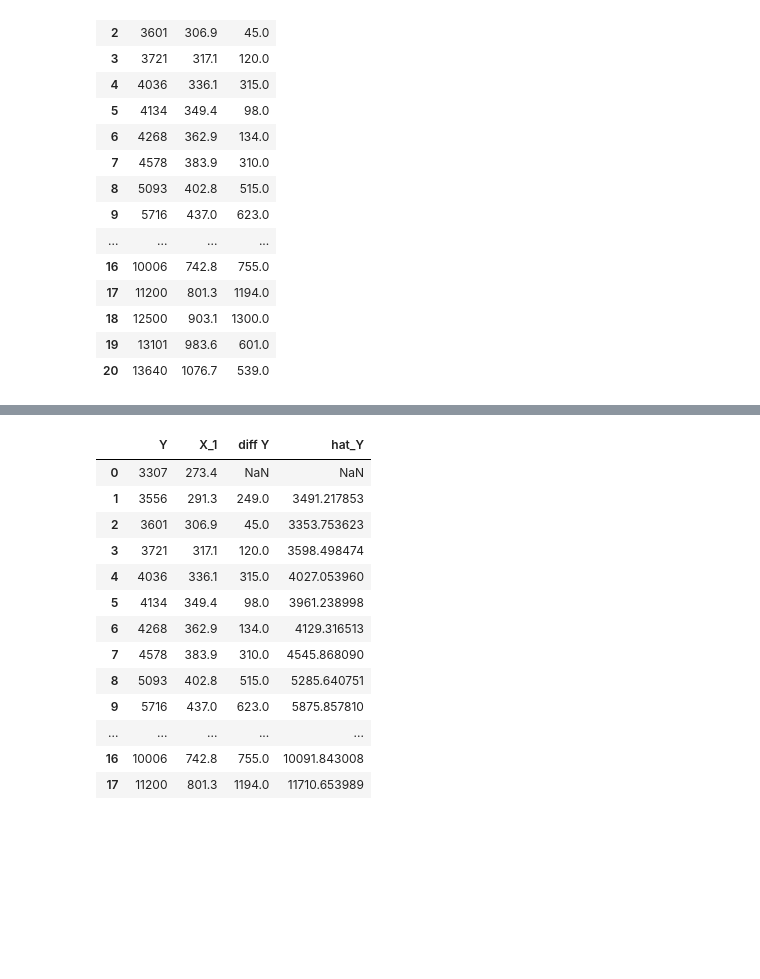
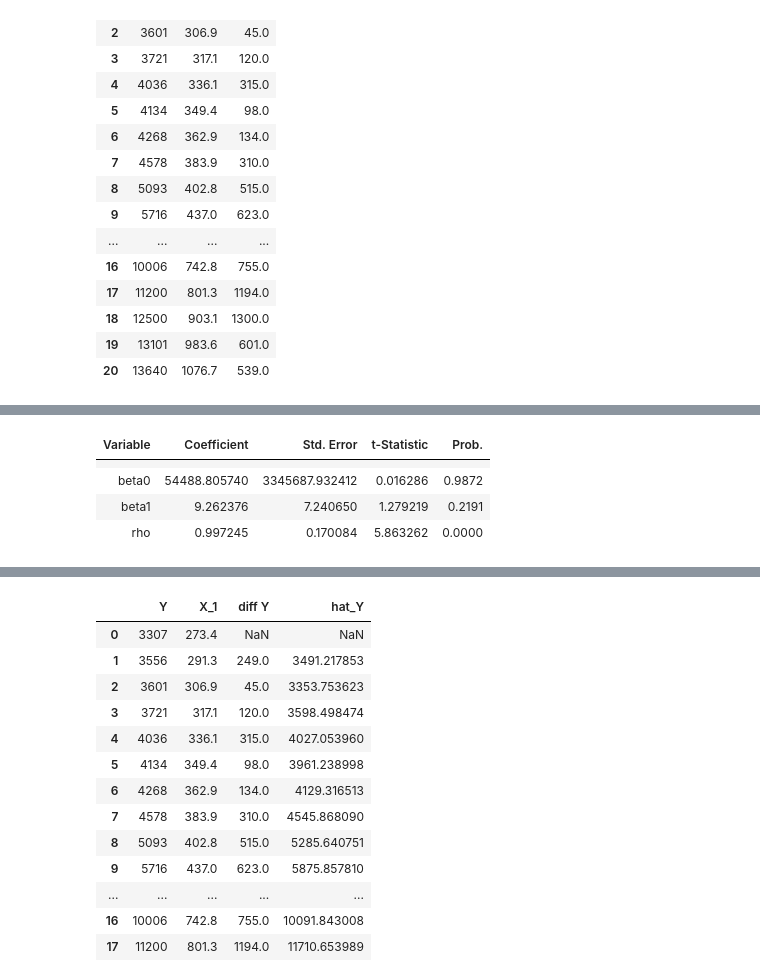
Before and after one commit to LugoBlogger/SI-201-542-forecasting-technique, a Jupyter notebook: chapter-07/07-example-05-generalized-diff.ipynb, the cells around one changed output, grey strips where cells are left out. Drawn from its saved outputs; the diff is of its cells as text; code cells hidden in the pictures; blank space fills up the shorter version.

```diff
--- a/chapter-07/07-example-05-generalized-diff.ipynb
+++ b/chapter-07/07-example-05-generalized-diff.ipynb
@@ -441,7 +442,3 @@ df_generalized
 | 18 | 12500 | 903.1 | 1300.0 |
 | 19 | 13101 | 983.6 | 601.0 |
 | 20 | 13640 | 1076.7 | 539.0 |
-# %%
-a = np.array([1, 2, 3])
-a = np.hstack((a, 2))
-a
@@ -466,11 +463,11 @@ def residual_func(params, x, y_data, x0, y0_data):
 
   return diff_y_data - beta0*(1. - rho) - beta1*diff_x
 
-def least_squares(df):
+def get_least_squares_with_lmfit(df, init_params):
   params = lmfit.Parameters()
-  params.add("beta0", 50_000)
-  params.add("beta1", 5)
-  params.add("rho", 0.5)
+  params.add("beta0", init_params[0])
+  params.add("beta1", init_params[1])
+  params.add("rho", init_params[2])
 
   x = df["X_1"].to_numpy()
   x0 = x[0]
@@ -508,0 +484,82 @@ Correlations (unreported correlations are < 0.100)
+# %%
+def get_eviews_out(df, init_params):
+
+  # -- get regressor coefficient
+  regress, df  = get_least_squares_with_lmfit(df, init_params)
+  best_params = regress.last_internal_values     # [beta0, beta1, rho]
+  var_names = regress.var_names
+  n_vars = len(var_names)
+  n_data = regress.ndata
+
+  # -- compute standard error of the estimation, t-statistic,
+  #    and p-values
+  std_errs = np.zeros(n_vars, dtype=float)
+  t_stats = np.zeros(n_vars, dtype=float)
+  p_values = np.zeros(n_vars, dtype=float)
+  dof = regress.ndata - n_vars - 1
+  for i, var_name in enumerate(var_names):
+    std_errs[i] = regress.params[var_name].stderr
+    t_stats[i] = best_params[i] / std_errs[i]
+    p_values[i] = sc_stats.t.sf(abs(t_stats[i]), dof) * 2
+
+  # -- create tabular form for predictor
+  data = [[]]
+  for i, var_name in enumerate(var_names):
+    data_row = [var_name, best_params[i], std_errs[i], t_stats[i], p_values[i]]
+    data.append(data_row)
+
+  table_predictor = tabulate.tabulate(data, tablefmt="html",
+    headers=["Variable", "Coefficient", "Std. Error", "t-Statistic", "Prob."],
+    floatfmt=[None, "8f", "8f", "8f", ".4f"])
+  display(table_predictor)
+
+  # print(std_errs)
+  # print(t_stats)
+  # print(p_values)
+
+  # -- compute ANOVA table
+  meanY = df["Y"].iloc[1:].mean()
+  stddevY = np.std(df["Y"].iloc[1:], ddof=1)
+  ssr = ((df["hat_Y"].iloc[1:] - meanY)**2).sum()             # sum of square regression
+  sst = ((df["Y"][1:] - meanY)**2).sum()
+  sse = ((df["Y"].iloc[1:] - df["hat_Y"].iloc[1:])**2).sum()  # sum of square residual
+  anova_sumSq = np.array([ssr, sse, sst])
+  anova_dof = np.array([n_vars-1, n_data-n_vars, n_data - 1], dtype=int)
+  anova_meanSq = (anova_sumSq/anova_dof)
+  anova_F_score = anova_meanSq[0] / anova_meanSq[1]
+  anova_p_value = sc_stats.f.sf(anova_F_score, anova_dof[0], anova_dof[1])
+
+  # -- compute R_sq (coefficient of determination)
+  R_sq = 1 - sse/sst
+
+  # -- compute adjusted R_sq
+  adj_R_sq = 1 - (1 - R_sq)*(n_data-1)/(n_data - n_vars)
+
+  # -- calcualte Durbin-Watson statistic
+  e_t = regress.residual
+  numerator = ((e_t[1:] - e_t[:-1])**2).sum()
+  dw_stats = numerator / (e_t**2).sum()
+  # print(dw_stats)
+
+  data = [
+    ["R-squared", R_sq, "Mean dependent var", meanY],
+    ["Adjusted R-squared", adj_R_sq, "S.D dependent var", stddevY],
+    ["S.E. of regression", np.nan, "Akaike info criterion", np.nan],
+    ["Sum squared resid", (e_t**2).sum(), "Schwarz criterion", np.nan],
+    ["Log likelihood", np.nan, "F-statistic", anova_F_score],
+    ["Durbin-Watson stat", dw_stats, "Prob(F-statistic)", anova_p_value]
+  ]
+  table_anova = tabulate.tabulate(data, tablefmt="html",
+    floatfmt=[None, "8f", None, "8f"])
+
+  display(table_anova)
+
+
+init_params = [50_000, 5, 0.5]
+get_eviews_out(df_generalized, init_params)
+# %% [output]
+| Variable | Coefficient | Std. Error | t-Statistic | Prob. |
+|  |  |  |  |  |
+| beta0 | 54488.805740 | 3345687.932412 | 0.016286 | 0.9872 |
+| beta1 | 9.262376 | 7.240650 | 1.279219 | 0.2191 |
+| rho | 0.997245 | 0.170084 | 5.863262 | 0.0000 |
```
Also changed, not shown: parts of 11 cells of this notebook.
